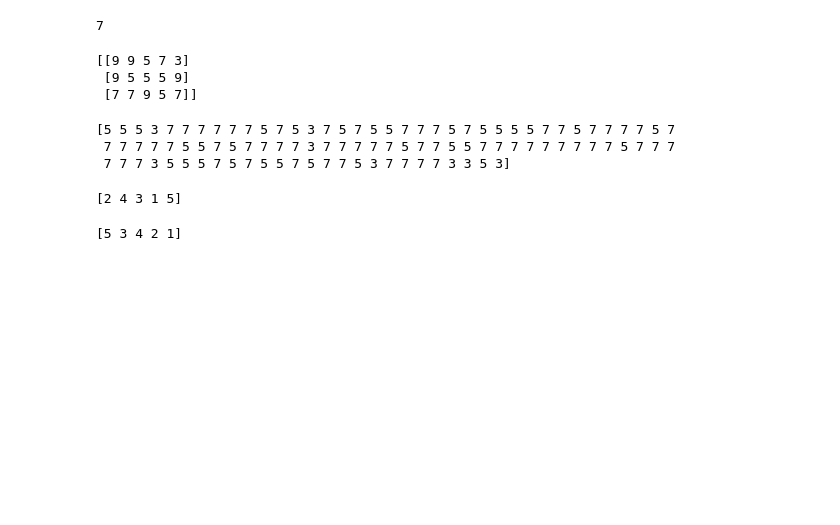
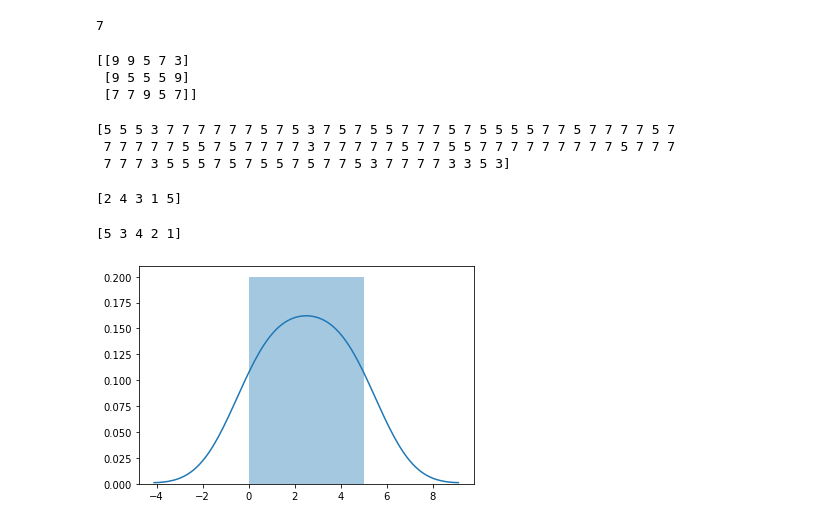
Before and after one commit to pratikshas8080/Python_Basics-, a Jupyter notebook: Random_no_in_numpy.ipynb, the cells around one changed output. Saved outputs shown, nothing was run; the diff lists cells and outputs as text; code cells hidden in the pictures; blank space fills up the shorter version.

```diff
--- a/Random_no_in_numpy.ipynb
+++ b/Random_no_in_numpy.ipynb
@@ -113,0 +121,9 @@ print(random.permutation(arr))
+# %%
+import matplotlib.pyplot as plt
+import seaborn as sns
+
+sns.distplot([0, 1, 2, 3, 4, 5])
+
+plt.show()
+# %% [output]
+[figure, added]
```
Also changed, not shown: parts of 6 cells of this notebook.
